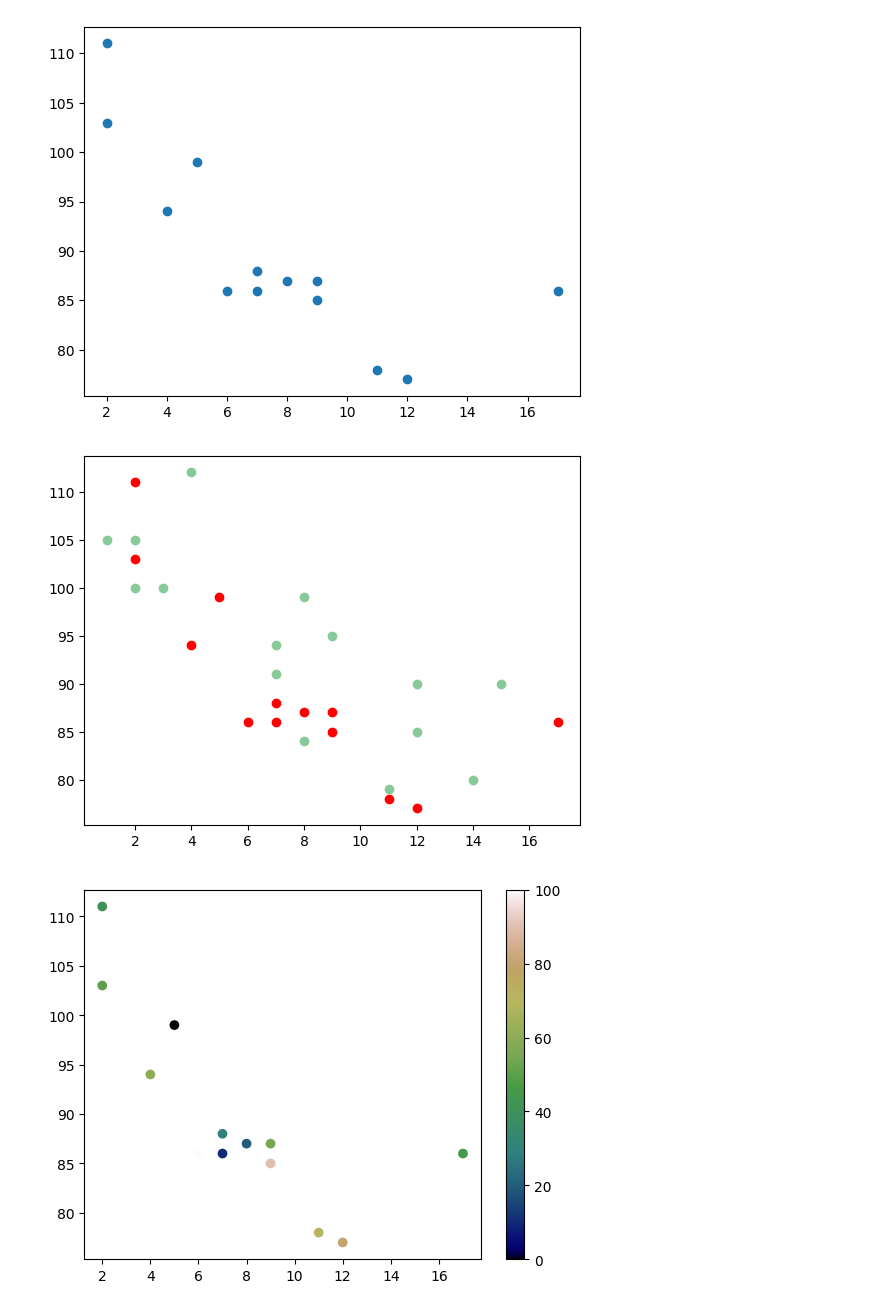
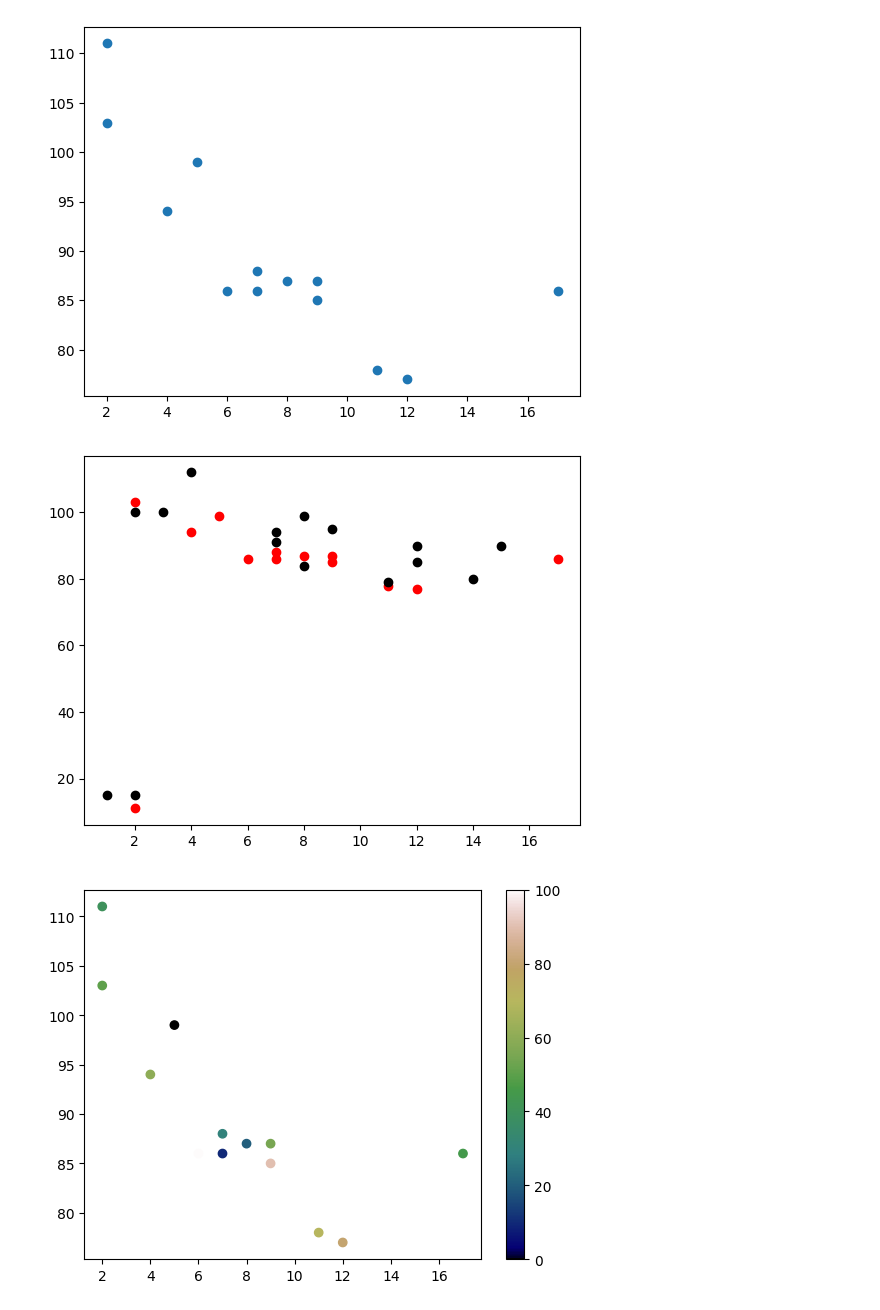
Before and after one commit to ash322ash422/tut_matplotlib, a Jupyter notebook: mp_tut1_scatter_line_marker_subplot.ipynb, the cells around one changed output. Drawn from its saved outputs; the diff is of its cells as text; code cells hidden in the pictures.

```diff
--- a/mp_tut1_scatter_line_marker_subplot.ipynb
+++ b/mp_tut1_scatter_line_marker_subplot.ipynb
@@ -26,19 +27,20 @@ plt.show()
 # %%
 # Draw two plots on the same figure:
 import matplotlib.pyplot as plt
 import numpy as np
 
-x = np.array([5,7,8,7,2,17,2,9,4,11,12,9,6])
-y = np.array([99,86,87,88,111,86,103,87,94,78,77,85,86])
-plt.scatter(x, y, color = 'red')
+# TODO: MAKE THIS MORE REALISTIC
+x1 = np.array([5,7,8,7,2,17,2,9,4,11,12,9,6]) # hours Alice studied
+y1 = np.array([99,86,87,88,11,86,103,87,94,78,77,85,86]) # score Alice got
+plt.scatter(x1, y1, color = 'red')
 
-x = np.array([2,2,8,1,15,8,12,9,7,3,11,4,7,14,12])
-y = np.array([100,105,84,105,90,99,90,95,94,100,79,112,91,80,85])
-plt.scatter(x, y, color = '#88c999')
+x2 = np.array([2,2,8,1,15,8,12,9,7,3,11,4,7,14,12]) # hours bob studied
+y2 = np.array([100,15,84,15,90,99,90,95,94,100,79,112,91,80,85]) # scores bob obtained
+plt.scatter(x2, y2, color = '#000000') # 88c999
 
 plt.show()
 # %% [output]
-[figure, old version]
+[figure, new version]
 # %%
 import matplotlib.pyplot as plt
 import numpy as np
```
Also changed, not shown: parts of 11 cells of this notebook, 2 other files.
